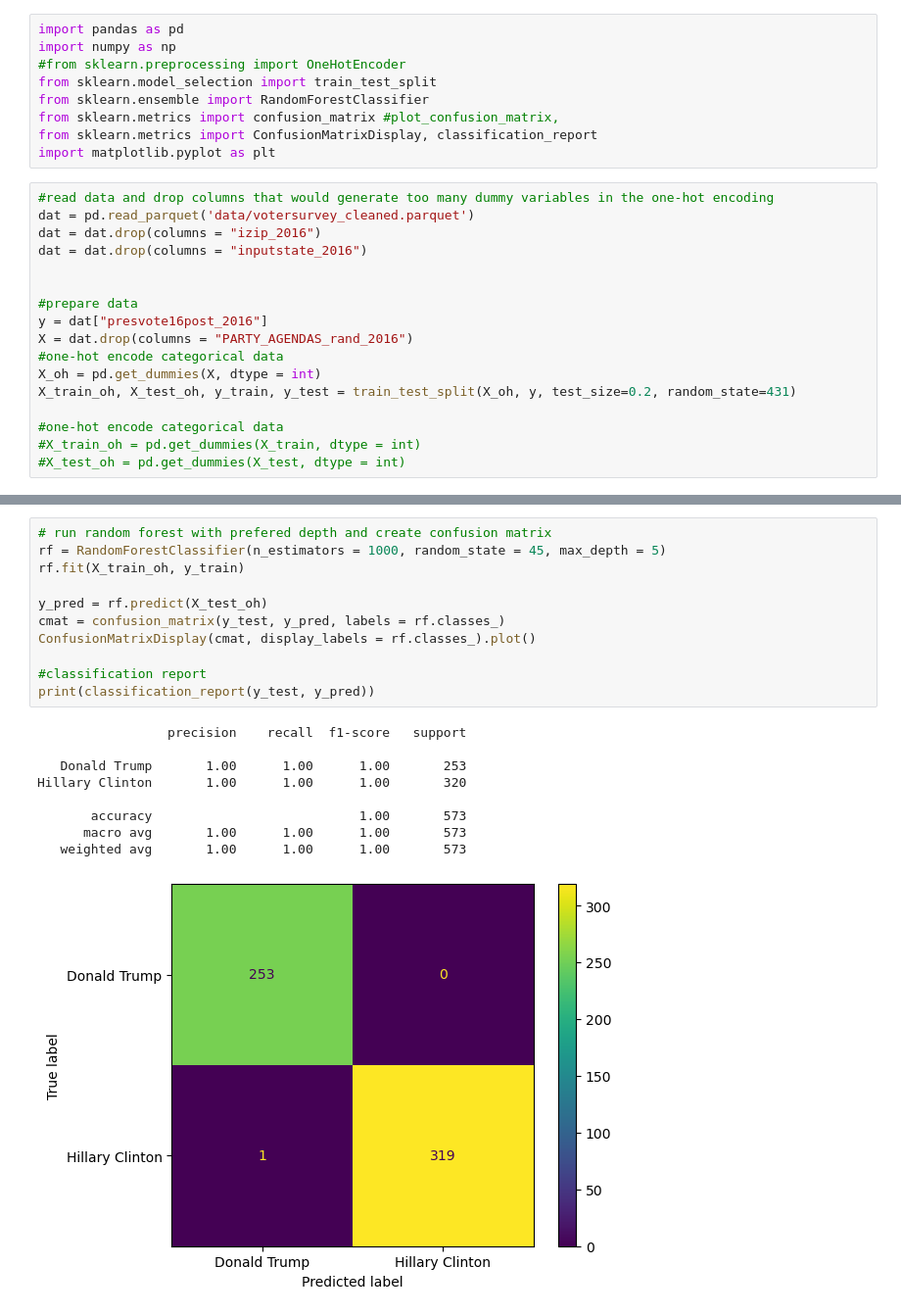
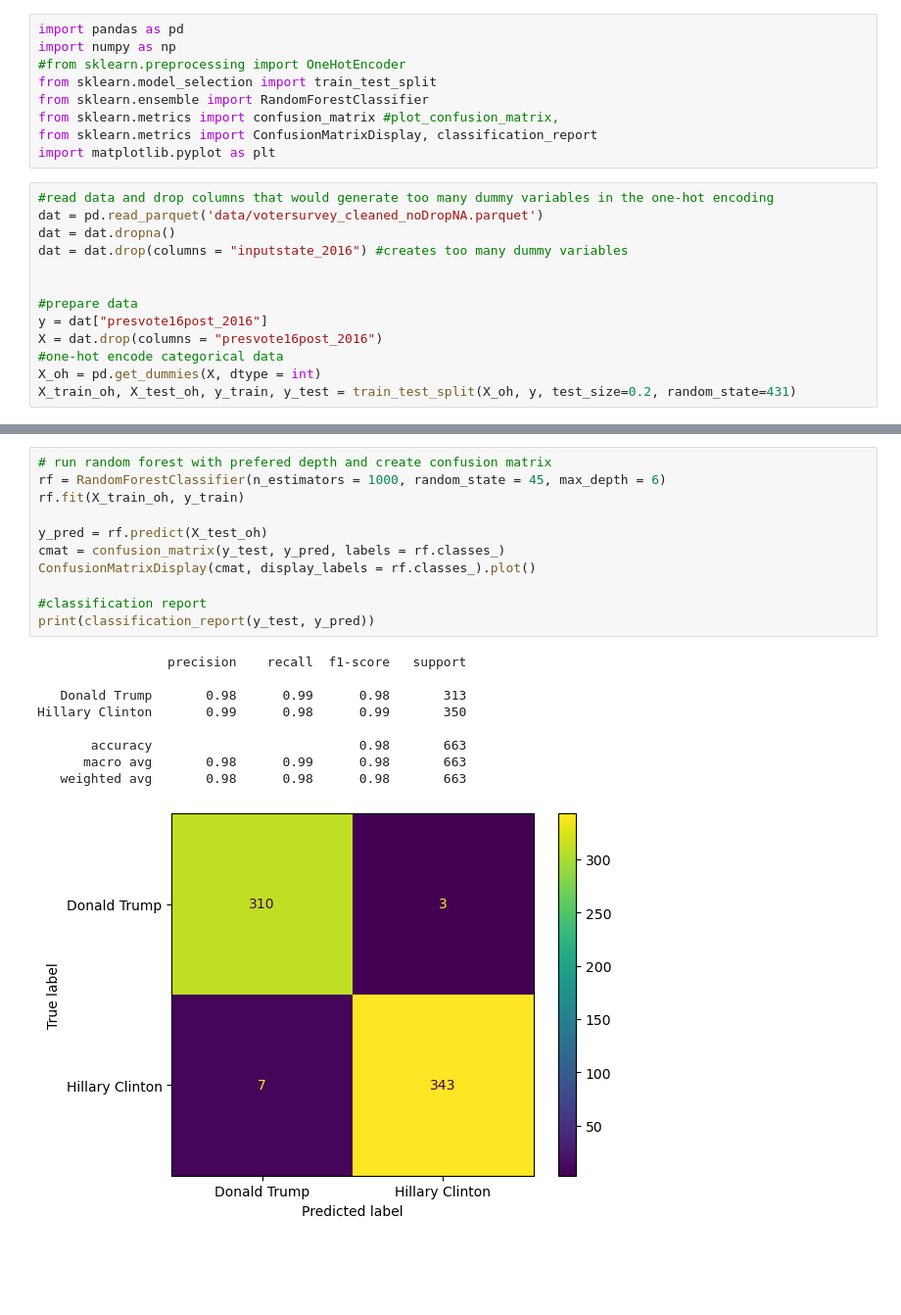
Before and after one commit to cherold01/esc403_us_vote2016, a Jupyter notebook: RandomForest_targetTrumpClinton.ipynb, the cells around one changed output, grey strips where cells are left out. Shown at 98% size. Cells and saved outputs as stored; diff of their text form; blank space fills up the shorter version.

```diff
--- a/RandomForest_targetTrumpClinton.ipynb
+++ b/RandomForest_targetTrumpClinton.ipynb
@@ -11,21 +11,17 @@ from sklearn.metrics import ConfusionMatrixDisplay, classification_report
 import matplotlib.pyplot as plt
 # %%
 #read data and drop columns that would generate too many dummy variables in the one-hot encoding
-dat = pd.read_parquet('data/votersurvey_cleaned.parquet')
-dat = dat.drop(columns = "izip_2016")
-dat = dat.drop(columns = "inputstate_2016")
+dat = pd.read_parquet('data/votersurvey_cleaned_noDropNA.parquet')
+dat = dat.dropna()
+dat = dat.drop(columns = "inputstate_2016") #creates too many dummy variables
 
 
 #prepare data
 y = dat["presvote16post_2016"]
-X = dat.drop(columns = "PARTY_AGENDAS_rand_2016")
+X = dat.drop(columns = "presvote16post_2016")
 #one-hot encode categorical data
 X_oh = pd.get_dummies(X, dtype = int)
 X_train_oh, X_test_oh, y_train, y_test = train_test_split(X_oh, y, test_size=0.2, random_state=431)
-
-#one-hot encode categorical data
-#X_train_oh = pd.get_dummies(X_train, dtype = int)
-#X_test_oh = pd.get_dummies(X_test, dtype = int)
 # %%
 X_train_oh.head()
 # %% [output]
@@ -109,21 +105,21 @@ Test accuracy depth 9 0.9825479930191972
 # %%
 # run random forest with prefered depth and create confusion matrix
-rf = RandomForestClassifier(n_estimators = 1000, random_state = 45, max_depth = 5)
+rf = RandomForestClassifier(n_estimators = 1000, random_state = 45, max_depth = 6)
 rf.fit(X_train_oh, y_train)
 
 y_pred = rf.predict(X_test_oh)
 cmat = confusion_matrix(y_test, y_pred, labels = rf.classes_)
 ConfusionMatrixDisplay(cmat, display_labels = rf.classes_).plot()
 
 #classification report
 print(classification_report(y_test, y_pred))
 # %% [output]
                  precision    recall  f1-score   support
 
-   Donald Trump       1.00      1.00      1.00       253
-Hillary Clinton       1.00      1.00      1.00       320
+   Donald Trump       0.98      0.99      0.98       313
+Hillary Clinton       0.99      0.98      0.99       350
 
-       accuracy                           1.00       573
-      macro avg       1.00      1.00      1.00       573
-   weighted avg       1.00      1.00      1.00       573
+       accuracy                           0.98       663
+      macro avg       0.98      0.99      0.98       663
+   weighted avg       0.98      0.98      0.98       663
-[figure, old version]
+[figure, new version]
```
Also changed, not shown: parts of 15 cells of this notebook.
